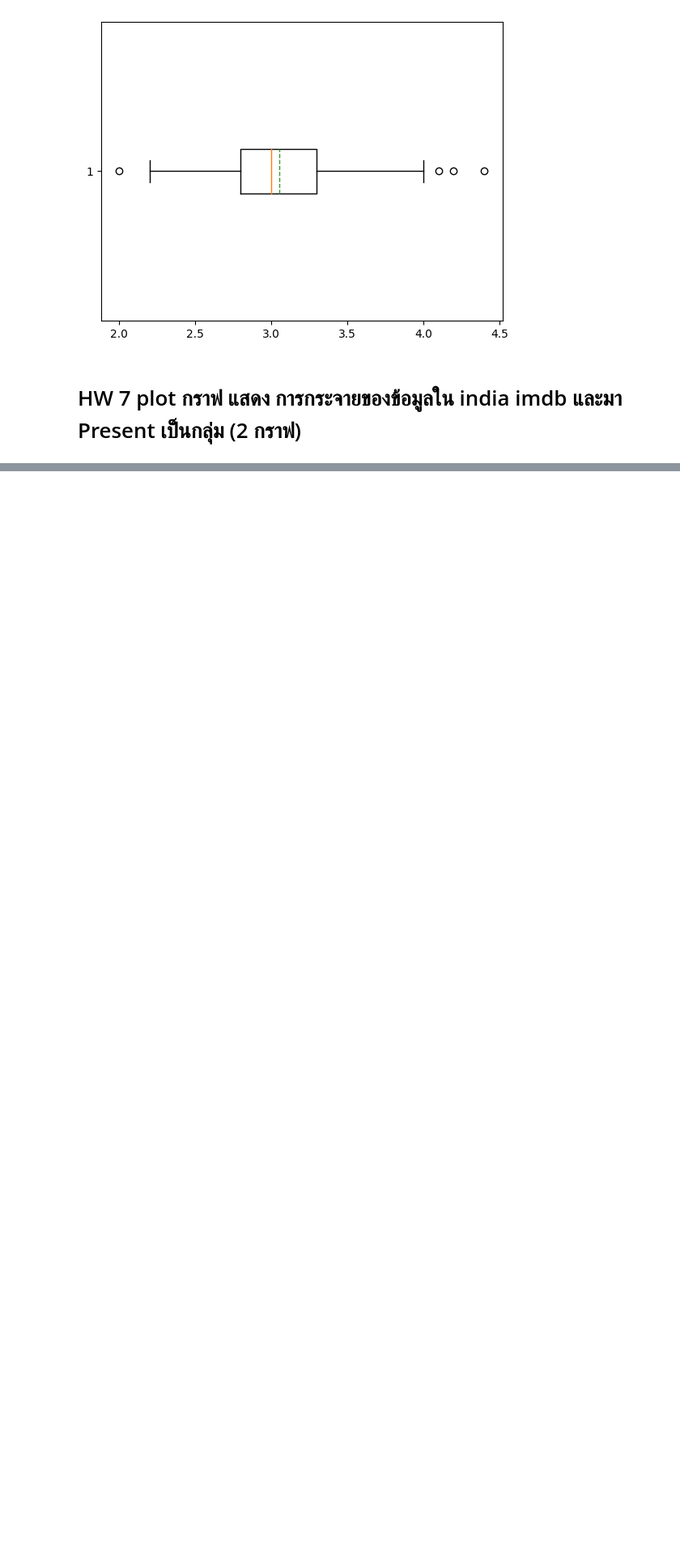
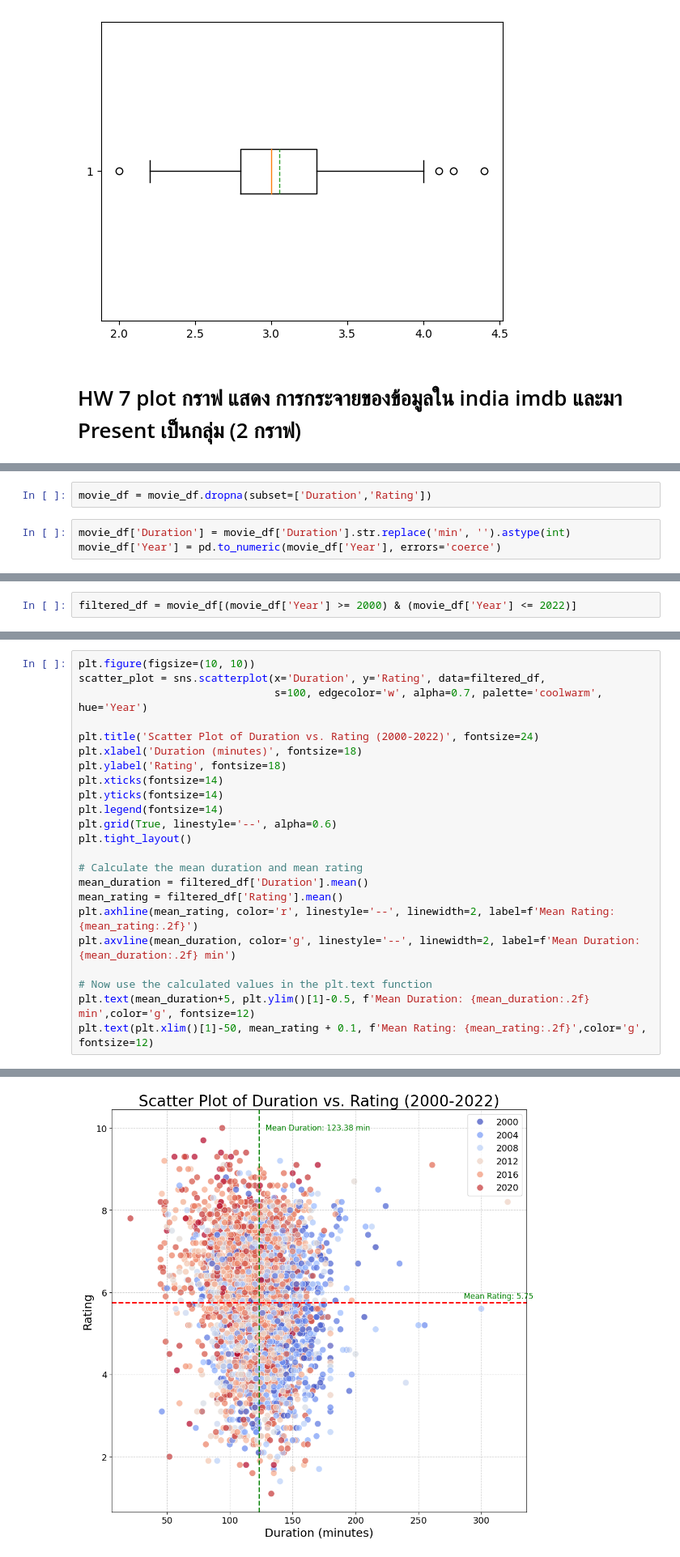
Before and after one commit to Meaiie/python_dataviz2024, a Jupyter notebook: Visualize_Data_Distribution_(02)_2024.ipynb, the cells around one changed output, grey strips where cells are left out. Shown at 81% size. Cells and saved outputs as stored; diff of their text form; blank space fills up the shorter version.

```diff
--- a/Visualize_Data_Distribution_(02)_2024.ipynb
+++ b/Visualize_Data_Distribution_(02)_2024.ipynb
@@ -229,0 +428,5 @@ O = plt.boxplot(df['SepalWidth'],showmeans=True,meanline=True,vert=False)
+# %%
+movie_df = movie_df.dropna(subset=['Duration','Rating'])
+# %%
+movie_df['Duration'] = movie_df['Duration'].str.replace('min', '').astype(int)
+movie_df['Year'] = pd.to_numeric(movie_df['Year'], errors='coerce')
@@ -229,0 +444,2 @@ O = plt.boxplot(df['SepalWidth'],showmeans=True,meanline=True,vert=False)
+# %%
+filtered_df = movie_df[(movie_df['Year'] >= 2000) & (movie_df['Year'] <= 2022)]
@@ -229,0 +449,24 @@ O = plt.boxplot(df['SepalWidth'],showmeans=True,meanline=True,vert=False)
+# %%
+plt.figure(figsize=(10, 10))
+scatter_plot = sns.scatterplot(x='Duration', y='Rating', data=filtered_df,
+                               s=100, edgecolor='w', alpha=0.7, palette='coolwarm', hue='Year')
+
+plt.title('Scatter Plot of Duration vs. Rating (2000-2022)', fontsize=24)
+plt.xlabel('Duration (minutes)', fontsize=18)
+plt.ylabel('Rating', fontsize=18)
+plt.xticks(fontsize=14)
+plt.yticks(fontsize=14)
+plt.legend(fontsize=14)
+plt.grid(True, linestyle='--', alpha=0.6)
+plt.tight_layout()
+
+# Calculate the mean duration and mean rating
+mean_duration = filtered_df['Duration'].mean()
+mean_rating = filtered_df['Rating'].mean()
+plt.axhline(mean_rating, color='r', linestyle='--', linewidth=2, label=f'Mean Rating: {mean_rating:.2f}')
+plt.axvline(mean_duration, color='g', linestyle='--', linewidth=2, label=f'Mean Duration: {mean_duration:.2f} min')
+
+# Now use the calculated values in the plt.text function
+plt.text(mean_duration+5, plt.ylim()[1]-0.5, f'Mean Duration: {mean_duration:.2f} min',color='g', fontsize=12)
+plt.text(plt.xlim()[1]-50, mean_rating + 0.1, f'Mean Rating: {mean_rating:.2f}',color='g', fontsize=12)
+# %% [output]
@@ -229,0 +474 @@ O = plt.boxplot(df['SepalWidth'],showmeans=True,meanline=True,vert=False)
+[figure, added]
```
Also changed, not shown: parts of 21 cells of this notebook.
